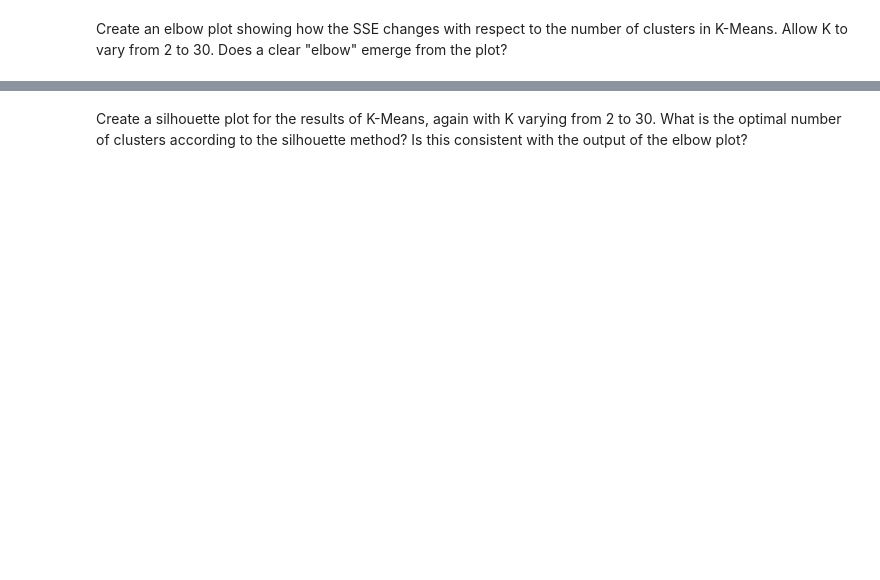
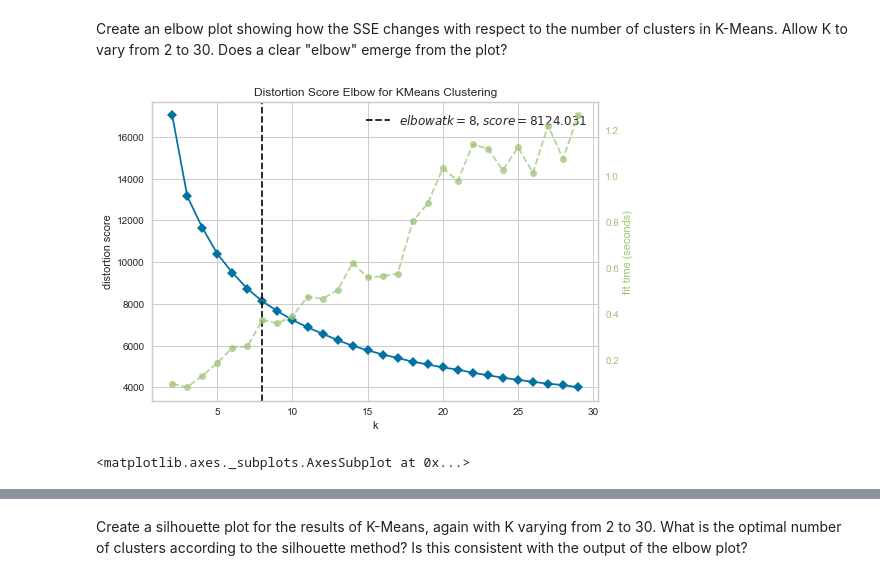
Before and after one commit to jhl126/Thinkful_work, a Jupyter notebook: Thinkful/Pairwork/10-2-20pair_work/Day 50 Lecture 2 Assignment.ipynb, the cells around one changed output, grey strips where cells are left out. Saved outputs shown, nothing was run; the diff lists cells and outputs as text; code cells hidden in the pictures; blank space fills up the shorter version.

```diff
--- a/Thinkful/Pairwork/10-2-20pair_work/Day 50 Lecture 2 Assignment.ipynb
+++ b/Thinkful/Pairwork/10-2-20pair_work/Day 50 Lecture 2 Assignment.ipynb
@@ -21,0 +40,6 @@ Load the dataset.
+# %%
+# answer goes here
+fin = pd.read_csv(
+    "https://tf-assets-prod.s3.amazonaws.com/tf-curric/data-science/Data%20Sets%20Clustering/financial_wellbeing.csv"
+)
+fin.head()
@@ -23,3 +56,5 @@ Load the dataset.
 As we did in the previous assignment, we will only use the score columns. Filter the columns of the dataset to only include these columns.
 # %%
 # answer goes here
+scores = fin.filter(like="score")
+scores.head()
@@ -27,3 +70,5 @@ As we did in the previous assignment, we will only use the score columns. Filter
 Standardize the features in your dataset using scikit-learn's StandardScaler, which will set the mean of each feature to 0 and the variance to 1.
 # %%
 # answer goes here
+scaler = StandardScaler()
+scores_std = scaler.fit_transform(scores)
@@ -33,0 +79,10 @@ Create an elbow plot showing how the SSE changes with respect to the number of c
+# %%
+# answer goes here
+model = KMeans()
+visualizer = KElbowVisualizer(model, k=(2, 30))
+
+visualizer.fit(scores_std)
+visualizer.show()
+# %% [output]
+[figure, added]
+<matplotlib.axes._subplots.AxesSubplot at 0x...>
```
Also changed, not shown: parts of 10 cells of this notebook.
